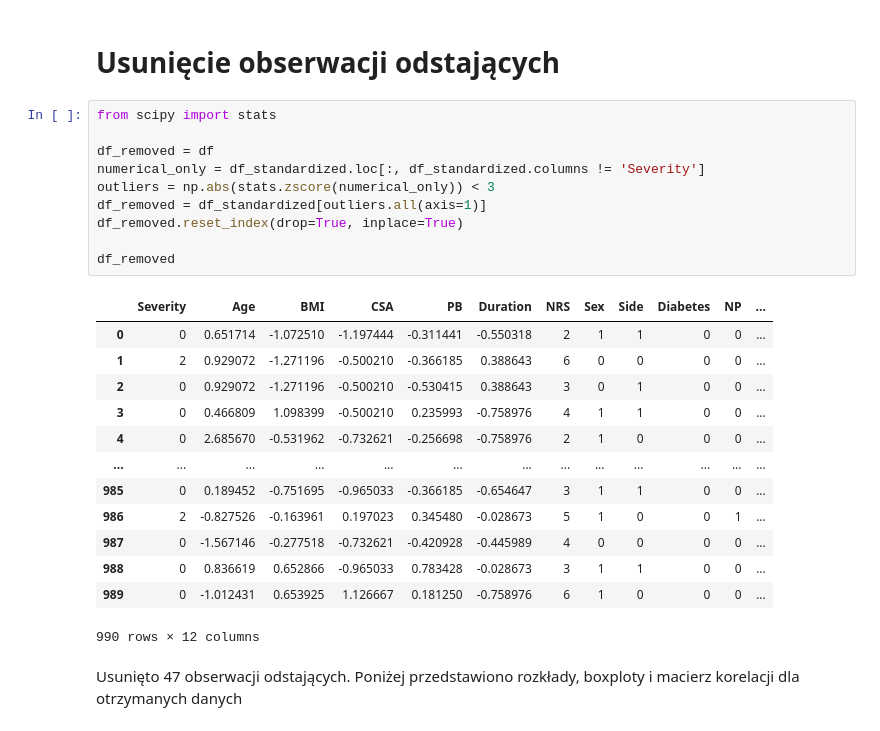
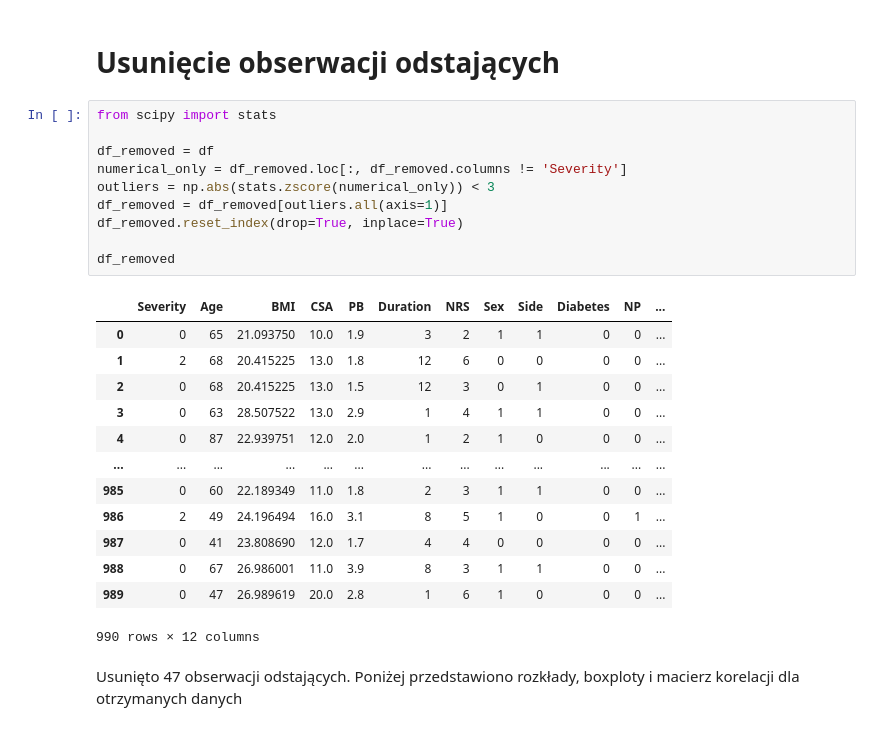
Before and after one commit to polemizatorr/Classification-of-carpal-tunnel-syndrome, a Jupyter notebook: Classification of carpal tunnel syndrome.ipynb, the cells around one changed output. Drawn from its saved outputs; the diff is of its cells as text.

```diff
--- a/Classification of carpal tunnel syndrome.ipynb
+++ b/Classification of carpal tunnel syndrome.ipynb
@@ -209,26 +209,26 @@ dtype: int64
 # %%
 from scipy import stats
 
 df_removed = df
-numerical_only = df_standardized.loc[:, df_standardized.columns != 'Severity']
+numerical_only = df_removed.loc[:, df_removed.columns != 'Severity']
 outliers = np.abs(stats.zscore(numerical_only)) < 3
-df_removed = df_standardized[outliers.all(axis=1)]
+df_removed = df_removed[outliers.all(axis=1)]
 df_removed.reset_index(drop=True, inplace=True)
 
 df_removed
 # %% [output]
 |  | Severity | Age | BMI | CSA | PB | Duration | NRS | Sex | Side | Diabetes | NP | ... |
-| 0 | 0 | 0.651714 | -1.072510 | -1.197444 | -0.311441 | -0.550318 | 2 | 1 | 1 | 0 | 0 | ... |
-| 1 | 2 | 0.929072 | -1.271196 | -0.500210 | -0.366185 | 0.388643 | 6 | 0 | 0 | 0 | 0 | ... |
-| 2 | 0 | 0.929072 | -1.271196 | -0.500210 | -0.530415 | 0.388643 | 3 | 0 | 1 | 0 | 0 | ... |
-| 3 | 0 | 0.466809 | 1.098399 | -0.500210 | 0.235993 | -0.758976 | 4 | 1 | 1 | 0 | 0 | ... |
-| 4 | 0 | 2.685670 | -0.531962 | -0.732621 | -0.256698 | -0.758976 | 2 | 1 | 0 | 0 | 0 | ... |
+| 0 | 0 | 65 | 21.093750 | 10.0 | 1.9 | 3 | 2 | 1 | 1 | 0 | 0 | ... |
+| 1 | 2 | 68 | 20.415225 | 13.0 | 1.8 | 12 | 6 | 0 | 0 | 0 | 0 | ... |
+| 2 | 0 | 68 | 20.415225 | 13.0 | 1.5 | 12 | 3 | 0 | 1 | 0 | 0 | ... |
+| 3 | 0 | 63 | 28.507522 | 13.0 | 2.9 | 1 | 4 | 1 | 1 | 0 | 0 | ... |
+| 4 | 0 | 87 | 22.939751 | 12.0 | 2.0 | 1 | 2 | 1 | 0 | 0 | 0 | ... |
 | ... | ... | ... | ... | ... | ... | ... | ... | ... | ... | ... | ... | ... |
-| 985 | 0 | 0.189452 | -0.751695 | -0.965033 | -0.366185 | -0.654647 | 3 | 1 | 1 | 0 | 0 | ... |
-| 986 | 2 | -0.827526 | -0.163961 | 0.197023 | 0.345480 | -0.028673 | 5 | 1 | 0 | 0 | 1 | ... |
-| 987 | 0 | -1.567146 | -0.277518 | -0.732621 | -0.420928 | -0.445989 | 4 | 0 | 0 | 0 | 0 | ... |
-| 988 | 0 | 0.836619 | 0.652866 | -0.965033 | 0.783428 | -0.028673 | 3 | 1 | 1 | 0 | 0 | ... |
-| 989 | 0 | -1.012431 | 0.653925 | 1.126667 | 0.181250 | -0.758976 | 6 | 1 | 0 | 0 | 0 | ... |
+| 985 | 0 | 60 | 22.189349 | 11.0 | 1.8 | 2 | 3 | 1 | 1 | 0 | 0 | ... |
+| 986 | 2 | 49 | 24.196494 | 16.0 | 3.1 | 8 | 5 | 1 | 0 | 0 | 1 | ... |
+| 987 | 0 | 41 | 23.808690 | 12.0 | 1.7 | 4 | 4 | 0 | 0 | 0 | 0 | ... |
+| 988 | 0 | 67 | 26.986001 | 11.0 | 3.9 | 8 | 3 | 1 | 1 | 0 | 0 | ... |
+| 989 | 0 | 47 | 26.989619 | 20.0 | 2.8 | 1 | 6 | 1 | 0 | 0 | 0 | ... |
 990 rows × 12 columns
 # %% [markdown]
 Usunięto 47 obserwacji odstających. Poniżej przedstawiono rozkłady, boxploty i macierz korelacji dla otrzymanych danych
```
Also changed, not shown: parts of 20 cells of this notebook, 1 other file.
